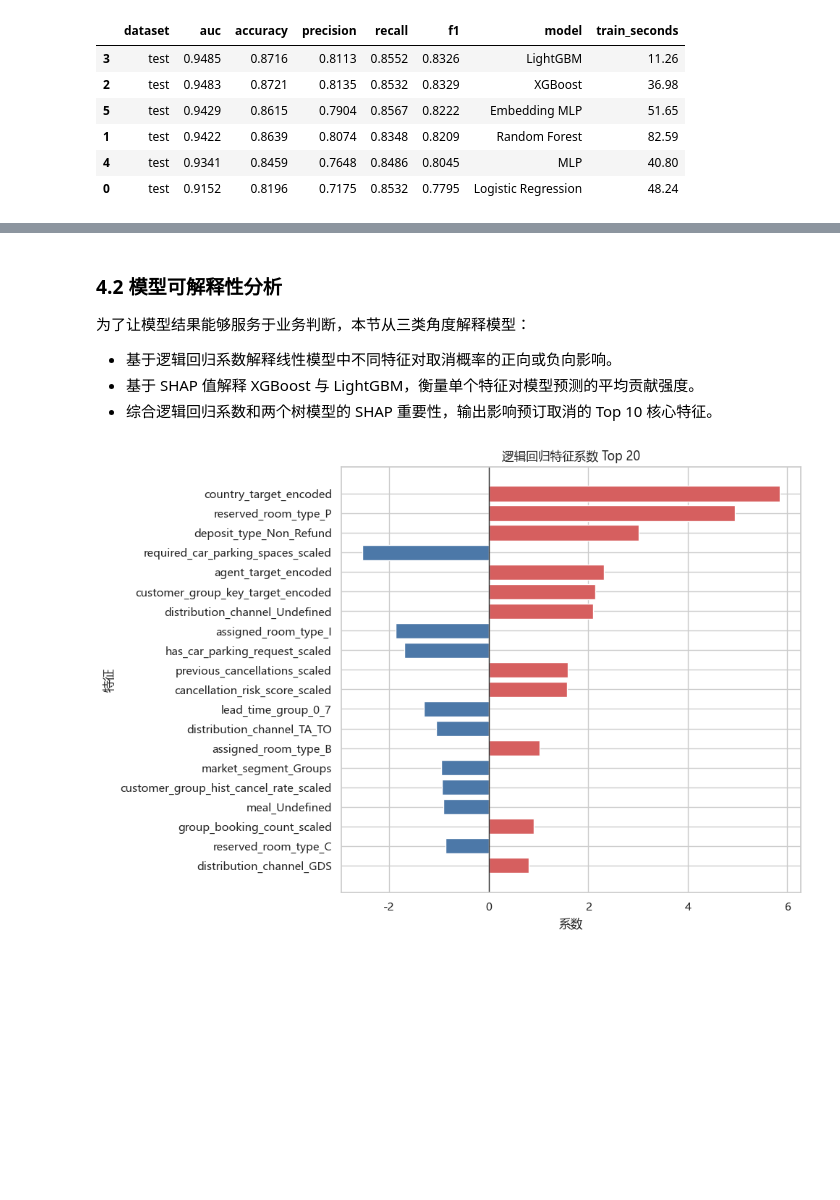
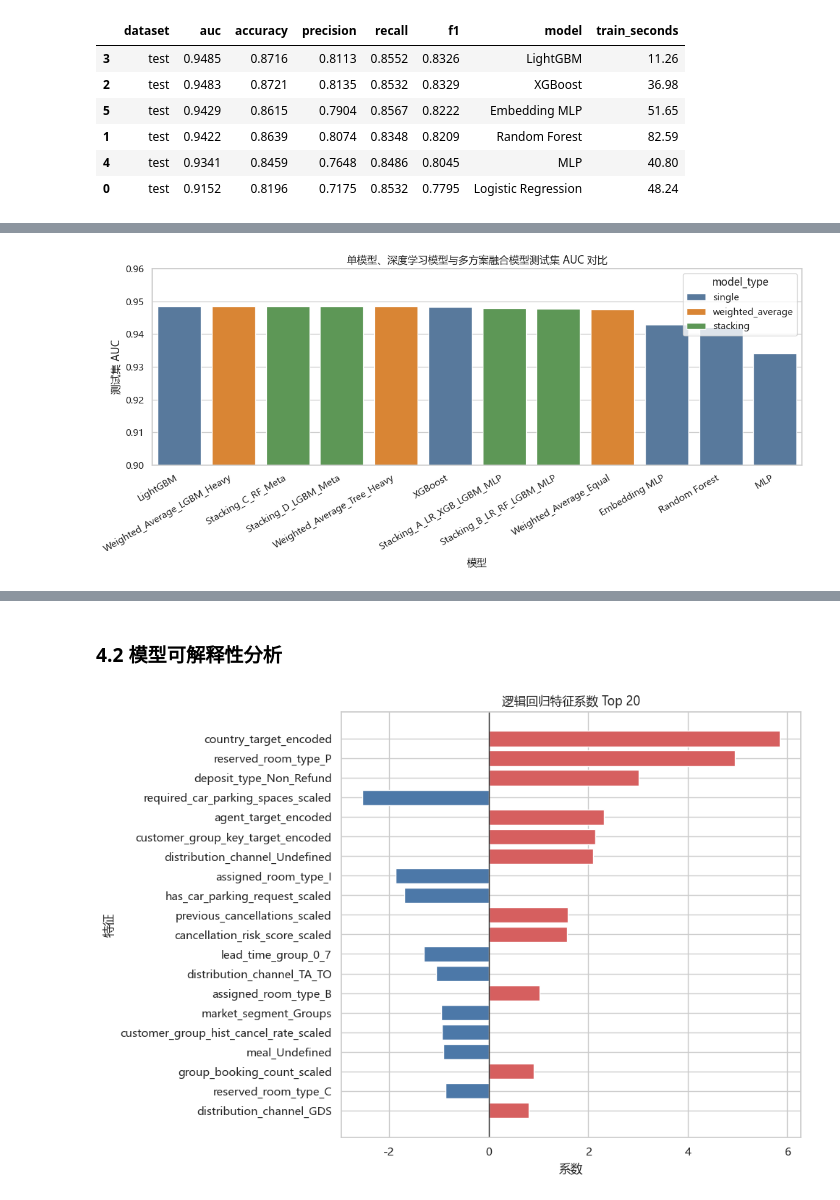
Before and after one commit to tedxu222-cpu/hotel-booking-analysis, a Jupyter notebook: notebooks/modeling_sample_construction.ipynb, the cells around one changed output, grey strips where cells are left out. Drawn from its saved outputs; the diff is of its cells as text; code cells hidden in the pictures; blank space fills up the shorter version.

```diff
--- a/notebooks/modeling_sample_construction.ipynb
+++ b/notebooks/modeling_sample_construction.ipynb
@@ -1783,0 +2022,47 @@ display(ensemble_model_comparison)
+# %%
+# 将融合模型结果与已有单模型结果合并，形成统一对比表。
+fusion_model_names = ensemble_model_metrics[
+    ensemble_model_metrics["model_type"].isin(["weighted_average", "stacking"])
+]["model"]
+ensemble_model_comparison = pd.concat(
+    [
+        saved_model_comparison,
+        ensemble_model_metrics[ensemble_model_metrics["model"].isin(fusion_model_names)],
+    ],
+    ignore_index=True,
+).sort_values("auc", ascending=False)
+ensemble_model_comparison = attach_deep_learning_train_seconds(
+    ensemble_model_comparison
+)
+if "model_type" not in ensemble_model_comparison.columns:
+    ensemble_model_comparison["model_type"] = "single"
+ensemble_model_comparison["model_type"] = ensemble_model_comparison["model_type"].fillna("single")
+ensemble_model_comparison.to_csv(
+    ENSEMBLE_MODEL_COMPARISON_PATH,
+    index=False,
+    encoding="utf-8-sig",
+)
+# %%
+# 绘制单模型和融合方案的 AUC 对比图。
+plt.figure(figsize=(12, 5.5))
+sns.barplot(
+    data=ensemble_model_comparison.head(12),
+    x="model",
+    y="auc",
+    hue="model_type",
+    dodge=False,
+    palette={"single": "#4C78A8", "weighted_average": "#F58518", "stacking": "#54A24B"},
+)
+plt.ylim(0.9, 0.96)
+plt.title("单模型、深度学习模型与多方案融合模型测试集 AUC 对比")
+plt.xlabel("模型")
+plt.ylabel("测试集 AUC")
+plt.xticks(rotation=30, ha="right")
+plt.tight_layout()
+plt.savefig(ENSEMBLE_MODEL_COMPARISON_FIGURE_PATH, dpi=160, bbox_inches="tight")
+plt.show()
+
+display(ensemble_model_metrics)
+display(ensemble_model_comparison)
+# %% [output]
+[figure, added]
@@ -1784,9 +2096,3 @@ display(ensemble_model_comparison)
 # %% [markdown]
 ### 4.2 模型可解释性分析
-
-为了让模型结果能够服务于业务判断，本节从三类角度解释模型：
-
-- 基于逻辑回归系数解释线性模型中不同特征对取消概率的正向或负向影响。
-- 基于 SHAP 值解释 XGBoost 与 LightGBM，衡量单个特征对模型预测的平均贡献强度。
-- 综合逻辑回归系数和两个树模型的 SHAP 重要性，输出影响预订取消的 Top 10 核心特征。
 # %%
```
Also changed, not shown: parts of 66 cells of this notebook, 18 other files.
